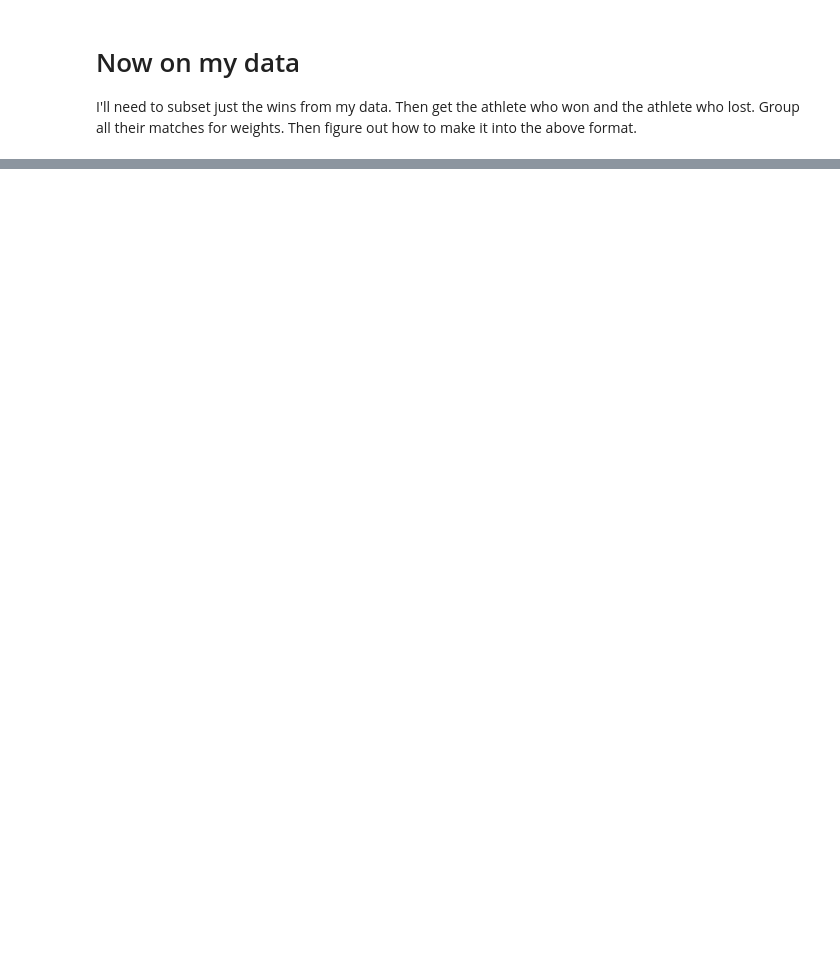
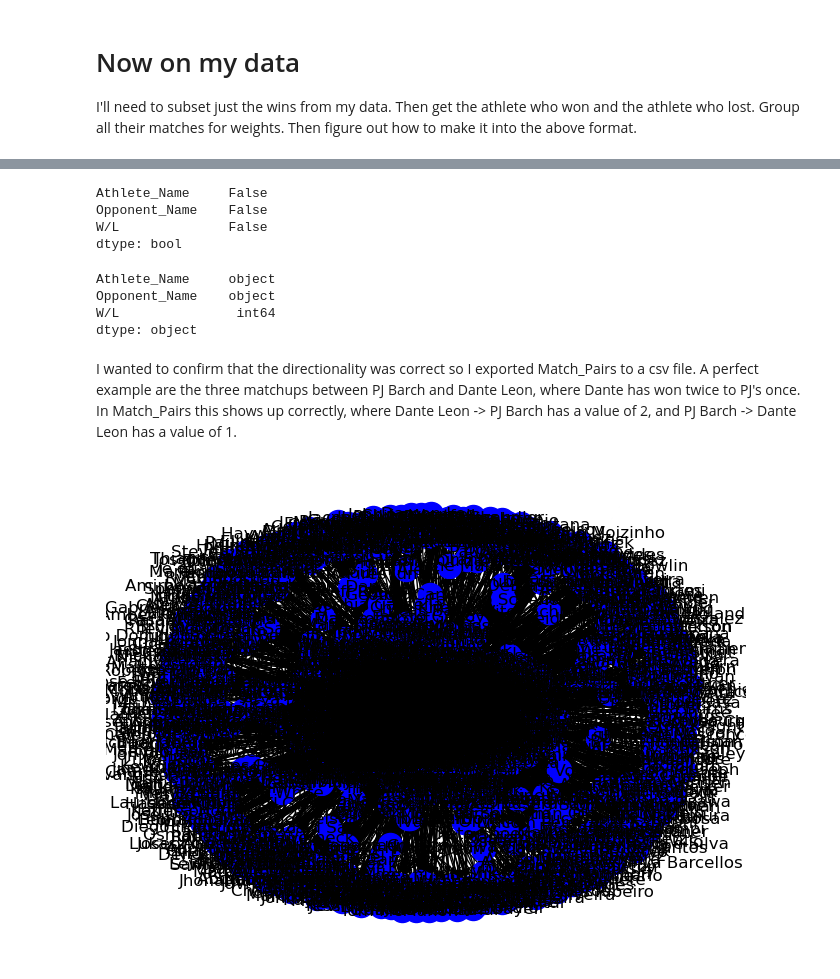
Before and after one commit to gossdante/bjj_network, a Jupyter notebook: network.ipynb, the cells around one changed output, grey strips where cells are left out. Saved outputs shown, nothing was run; the diff lists cells and outputs as text; code cells hidden in the pictures; blank space fills up the shorter version.

```diff
--- a/network.ipynb
+++ b/network.ipynb
@@ -129,0 +138,4 @@ Then figure out how to make it into the above format.
+# %%
+# Lets remove any rows where either athlete is missing.
+Wins = Wins.dropna(subset = ['Athlete_Name','Opponent_Name'])
+Wins.shape
@@ -129,0 +144,3 @@ Then figure out how to make it into the above format.
+# %%
+Match_Pairs = Wins.groupby(['Athlete_Name','Opponent_Name'])['W/L'].count().reset_index()
+Match_Pairs.head()
@@ -129,0 +154,35 @@ Then figure out how to make it into the above format.
+# %%
+Match_Pairs.isna().any()
+# %% [output]
+Athlete_Name     False
+Opponent_Name    False
+W/L              False
+dtype: bool
+# %%
+Match_Pairs.dtypes
+# %% [output]
+Athlete_Name     object
+Opponent_Name    object
+W/L               int64
+dtype: object
+# %% [markdown]
+I wanted to confirm that the directionality was correct so I exported Match_Pairs to a csv file.
+A perfect example are the three matchups between PJ Barch and Dante Leon, where Dante has won twice to PJ's once.
+In Match_Pairs this shows up correctly, where Dante Leon -> PJ Barch has a value of 2, and PJ Barch -> Dante Leon has a value of 1.
+# %%
+# Init Graph & add 1 node for each athlete
+Graph = nx.DiGraph()
+Graph.add_nodes_from(Athletes)
+# %%
+# Loop through each row in Match_Pairs to add edges
+for row in range(0,len(Match_Pairs)):
+    Athlete = Match_Pairs.iloc[row,0]
+    Opponent = Match_Pairs.iloc[row,1]
+    Weight = Match_Pairs.iloc[row,2]
+
+    Graph.add_edge(Athlete, Opponent, weight = Weight)
+# %%
+weights = [Graph[u][v]['weight'] for u, v in Graph.edges()]
+nx.draw(Graph,width = weights, with_labels = True,node_color = 'blue')
+# %% [output]
+[figure, added]
```
Also changed, not shown: parts of 9 cells of this notebook, 4 other files.
